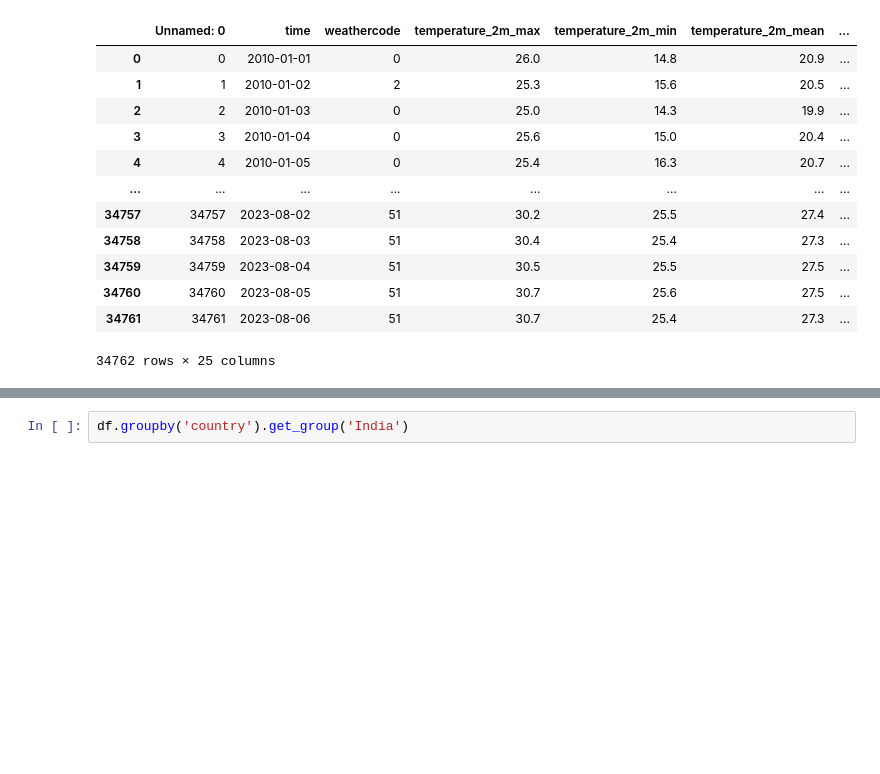
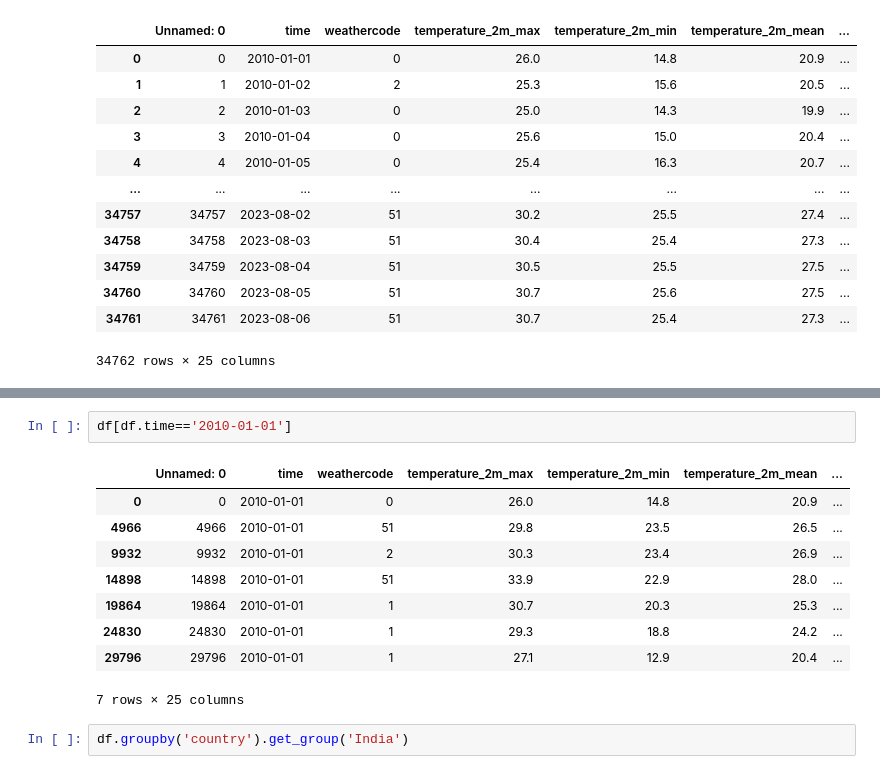
Before and after one commit to OmdenaAI/karachi-pakistan-weather-prediction, a Jupyter notebook: src/tasks/task1-collection/Collecting the data.ipynb, the cells around one changed output, grey strips where cells are left out. Saved outputs shown, nothing was run; the diff lists cells and outputs as text; blank space fills up the shorter version.

```diff
--- a/src/tasks/task1-collection/Collecting the data.ipynb
+++ b/src/tasks/task1-collection/Collecting the data.ipynb
@@ -62,3 +82,15 @@ df
+# %%
+df[df.time=='2010-01-01']
+# %% [output]
+|  | Unnamed: 0 | time | weathercode | temperature_2m_max | temperature_2m_min | temperature_2m_mean | ... |
+| 0 | 0 | 2010-01-01 | 0 | 26.0 | 14.8 | 20.9 | ... |
+| 4966 | 4966 | 2010-01-01 | 51 | 29.8 | 23.5 | 26.5 | ... |
+| 9932 | 9932 | 2010-01-01 | 2 | 30.3 | 23.4 | 26.9 | ... |
+| 14898 | 14898 | 2010-01-01 | 51 | 33.9 | 22.9 | 28.0 | ... |
+| 19864 | 19864 | 2010-01-01 | 1 | 30.7 | 20.3 | 25.3 | ... |
+| 24830 | 24830 | 2010-01-01 | 1 | 29.3 | 18.8 | 24.2 | ... |
+| 29796 | 29796 | 2010-01-01 | 1 | 27.1 | 12.9 | 20.4 | ... |
+7 rows × 25 columns
 # %%
 df.groupby('country').get_group('India')
 # %% [output]
```
Also changed, not shown: parts of 5 cells of this notebook.
